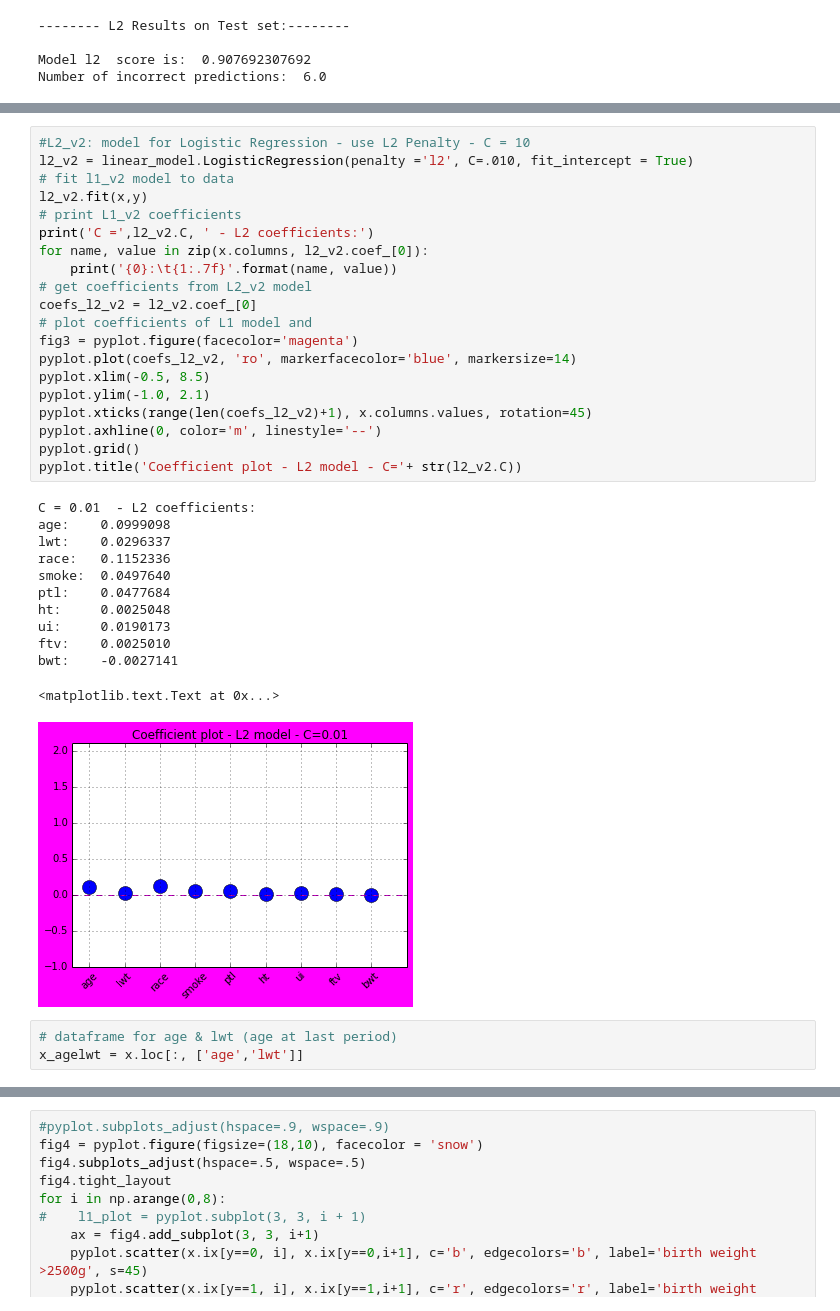
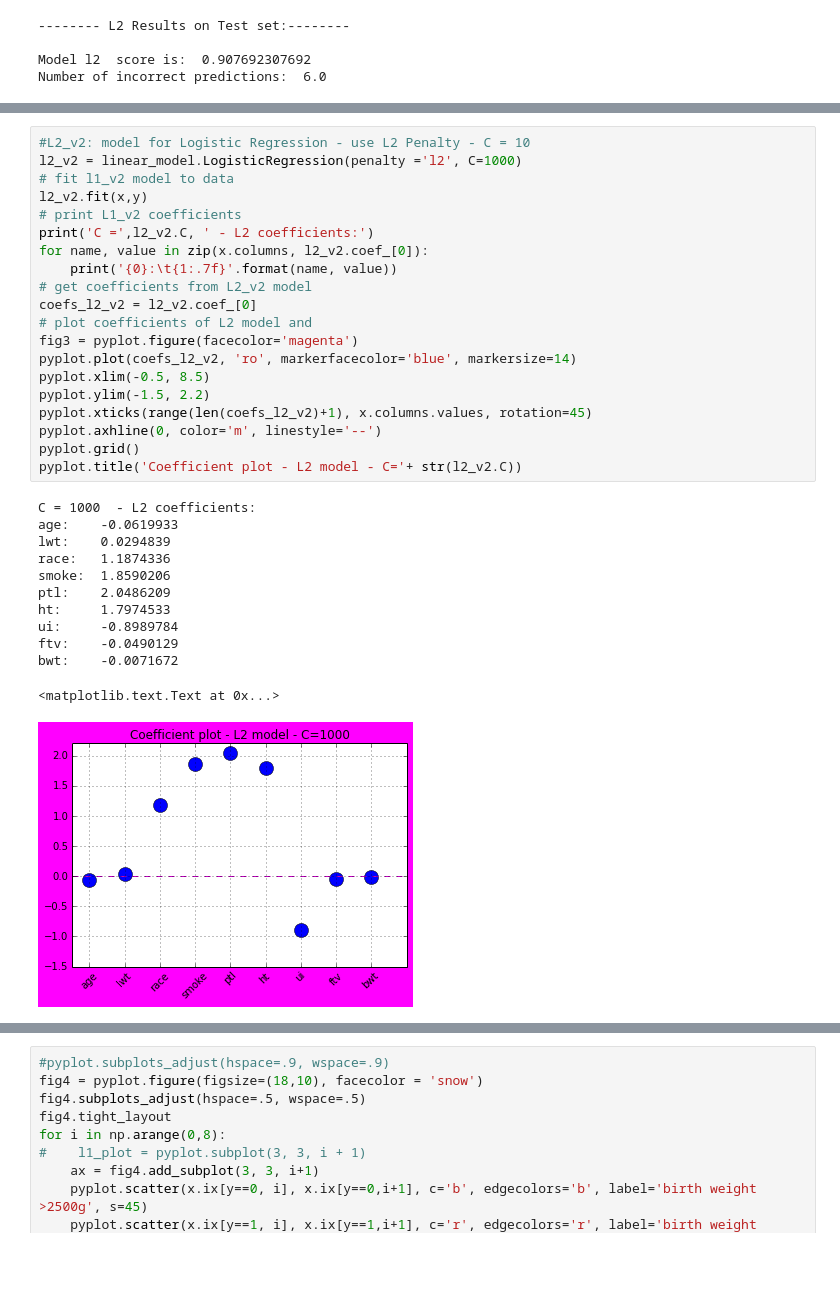
Before and after one commit to Gabya06/datascience, a Jupyter notebook: LogisticRegression/LogisticRegression-LowBirthWeight.ipynb, the cells around one changed output, grey strips where cells are left out. Cells and saved outputs as stored; diff of their text form; blank space fills up the shorter version.

```diff
--- a/LogisticRegression/LogisticRegression-LowBirthWeight.ipynb
+++ b/LogisticRegression/LogisticRegression-LowBirthWeight.ipynb
@@ -239,37 +273,34 @@ bwt:    -0.0039292
 [figure]
 # %%
 #L2_v2: model for Logistic Regression - use L2 Penalty - C = 10
-l2_v2 = linear_model.LogisticRegression(penalty ='l2', C=.010, fit_intercept = True)
+l2_v2 = linear_model.LogisticRegression(penalty ='l2', C=1000)
 # fit l1_v2 model to data
 l2_v2.fit(x,y)
 # print L1_v2 coefficients
 print('C =',l2_v2.C, ' - L2 coefficients:')
 for name, value in zip(x.columns, l2_v2.coef_[0]):
     print('{0}:\t{1:.7f}'.format(name, value))
 # get coefficients from L2_v2 model
 coefs_l2_v2 = l2_v2.coef_[0]
-# plot coefficients of L1 model and
+# plot coefficients of L2 model and
 fig3 = pyplot.figure(facecolor='magenta')
 pyplot.plot(coefs_l2_v2, 'ro', markerfacecolor='blue', markersize=14)
 pyplot.xlim(-0.5, 8.5)
-pyplot.ylim(-1.0, 2.1)
+pyplot.ylim(-1.5, 2.2)
 pyplot.xticks(range(len(coefs_l2_v2)+1), x.columns.values, rotation=45)
 pyplot.axhline(0, color='m', linestyle='--')
 pyplot.grid()
 pyplot.title('Coefficient plot - L2 model - C='+ str(l2_v2.C))
 # %% [output]
-C = 0.01  - L2 coefficients:
-age:    0.0999098
-lwt:    0.0296337
-race:   0.1152336
-smoke:  0.0497640
-ptl:    0.0477684
-ht:     0.0025048
-ui:     0.0190173
-ftv:    0.0025010
-bwt:    -0.0027141
+C = 1000  - L2 coefficients:
+age:    -0.0619933
+lwt:    0.0294839
+race:   1.1874336
+smoke:  1.8590206
+ptl:    2.0486209
+ht:     1.7974533
+ui:     -0.8989784
+ftv:    -0.0490129
+bwt:    -0.0071672
 <matplotlib.text.Text at 0x...>
-[figure, old version]
+[figure, new version]
-# %%
-# dataframe for age & lwt (age at last period)
-x_agelwt = x.loc[:, ['age','lwt']]
```
Also changed, not shown: parts of 48 cells of this notebook.
